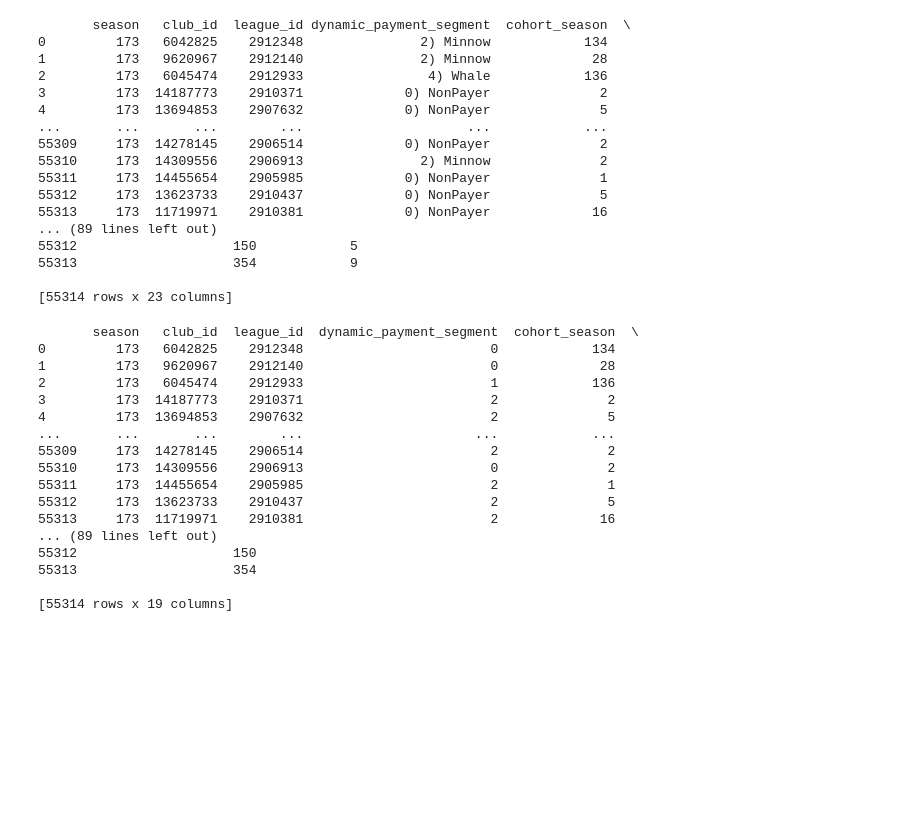
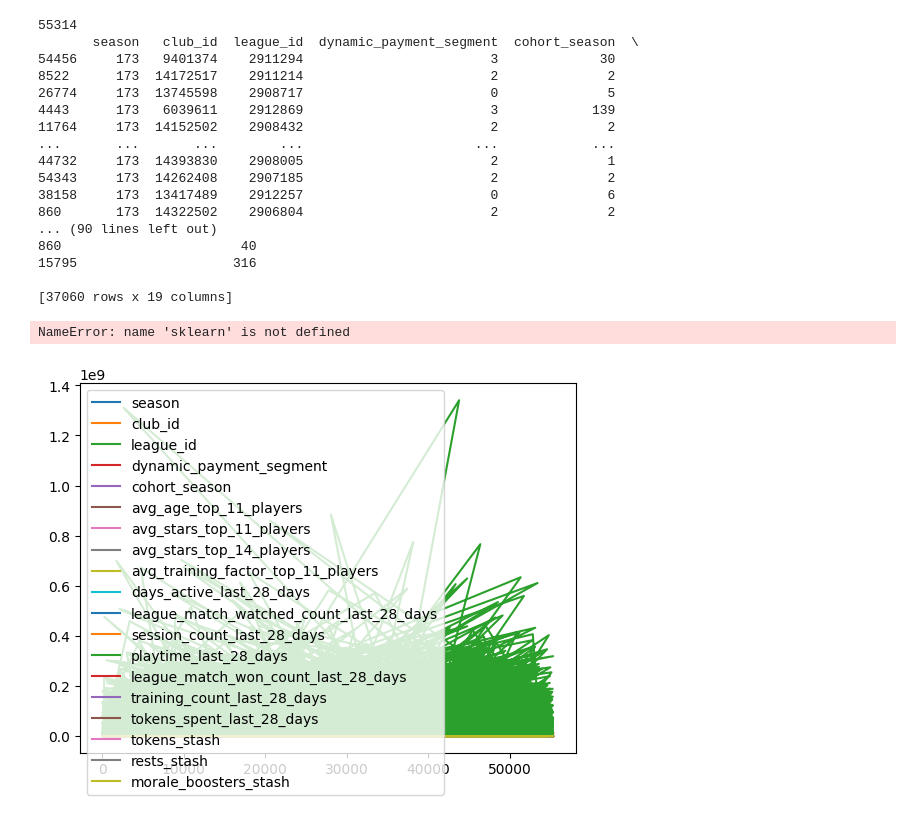
Before and after one commit to FilipJosifljevic/rank_prediction_t11, a Jupyter notebook: rank_prediction/rank_prediction_t11.ipynb, the cells around one changed output. Saved outputs shown, nothing was run; the diff lists cells and outputs as text; code cells hidden in the pictures; blank space fills up the shorter version.

Commit message:
feature selection added, bugfixes

```diff
--- a/rank_prediction/rank_prediction_t11.ipynb
+++ b/rank_prediction/rank_prediction_t11.ipynb
@@ -6,49 +9,37 @@ from sklearn.neighbors import KNeighborsClassifier
 # %%
-tr_data = pd.read_csv('jobfair_train.csv')
-print(tr_data)
+data = pd.read_csv('jobfair_train.csv')
+print(len(data))
+data['dynamic_payment_segment'] = pd.factorize(data['dynamic_payment_segment'])[0]
+list_drop = ['registration_country', 'registration_platform_specific', 'global_competition_level']
+data.drop(list_drop, axis=1, inplace=True)
+#tr_data = tr_data.apply(pd.to_numeric, errors='coerce')
+#tr_data = tr_data.dropna()
+data_x = data.iloc[:, 0:-1]
+data_y = data.iloc[:, -1]
+
+X_train, X_test, y_train, y_test = train_test_split(data_x, data_y, test_size=0.33, random_state=42)
+print(X_train)
+X_train.plot()
+sklearn.feature_selection.f_classif(X_train, y_train)
+print(X_train)
 # %% [output]
-       season   club_id  league_id dynamic_payment_segment  cohort_season  \
-0         173   6042825    2912348               2) Minnow            134
-1         173   9620967    2912140               2) Minnow             28
-2         173   6045474    2912933                4) Whale            136
-3         173  14187773    2910371             0) NonPayer              2
-4         173  13694853    2907632             0) NonPayer              5
-...       ...       ...        ...                     ...            ...
-55309     173  14278145    2906514             0) NonPayer              2
-55310     173  14309556    2906913               2) Minnow              2
-55311     173  14455654    2905985             0) NonPayer              1
-55312     173  13623733    2910437             0) NonPayer              5
-55313     173  11719971    2910381             0) NonPayer             16
-... (89 lines left out)
-55312                    150            5
-55313                    354            9
+55314
+       season   club_id  league_id  dynamic_payment_segment  cohort_season  \
+54456     173   9401374    2911294                        3             30
+8522      173  14172517    2911214                        2              2
+26774     173  13745598    2908717                        0              5
+4443      173   6039611    2912869                        3            139
+11764     173  14152502    2908432                        2              2
+...       ...       ...        ...                      ...            ...
+44732     173  14393830    2908005                        2              1
+54343     173  14262408    2907185                        2              2
+38158     173  13417489    2912257                        0              6
+860       173  14322502    2906804                        2              2
+... (90 lines left out)
+860                       40
+15795                    316
 
-[55314 rows x 23 columns]
+[37060 rows x 19 columns]
+NameError: name 'sklearn' is not defined
+[figure, added]
-# %%
-list_drop = ['registration_country', 'registration_platform_specific', 'global_competition_level']
-tr_data['dynamic_payment_segment'] = pd.factorize(tr_data['dynamic_payment_segment'])[0]
-tr_data.drop(list_drop, axis=1, inplace=True)
-#tr_data = tr_data.apply(pd.to_numeric, errors='coerce')
-#tr_data = tr_data.dropna()
-tr_data_x = tr_data.iloc[:, 0:-1]
-tr_data_y = tr_data.iloc[:, -1]
-print(tr_data_x)
-# %% [output]
-       season   club_id  league_id  dynamic_payment_segment  cohort_season  \
-0         173   6042825    2912348                        0            134
-1         173   9620967    2912140                        0             28
-2         173   6045474    2912933                        1            136
-3         173  14187773    2910371                        2              2
-4         173  13694853    2907632                        2              5
-...       ...       ...        ...                      ...            ...
-55309     173  14278145    2906514                        2              2
-55310     173  14309556    2906913                        0              2
-55311     173  14455654    2905985                        2              1
-55312     173  13623733    2910437                        2              5
-55313     173  11719971    2910381                        2             16
-... (89 lines left out)
-55312                    150
-55313                    354
-
-[55314 rows x 19 columns]
 # %%
```
Also changed, not shown: parts of 9 cells of this notebook.
